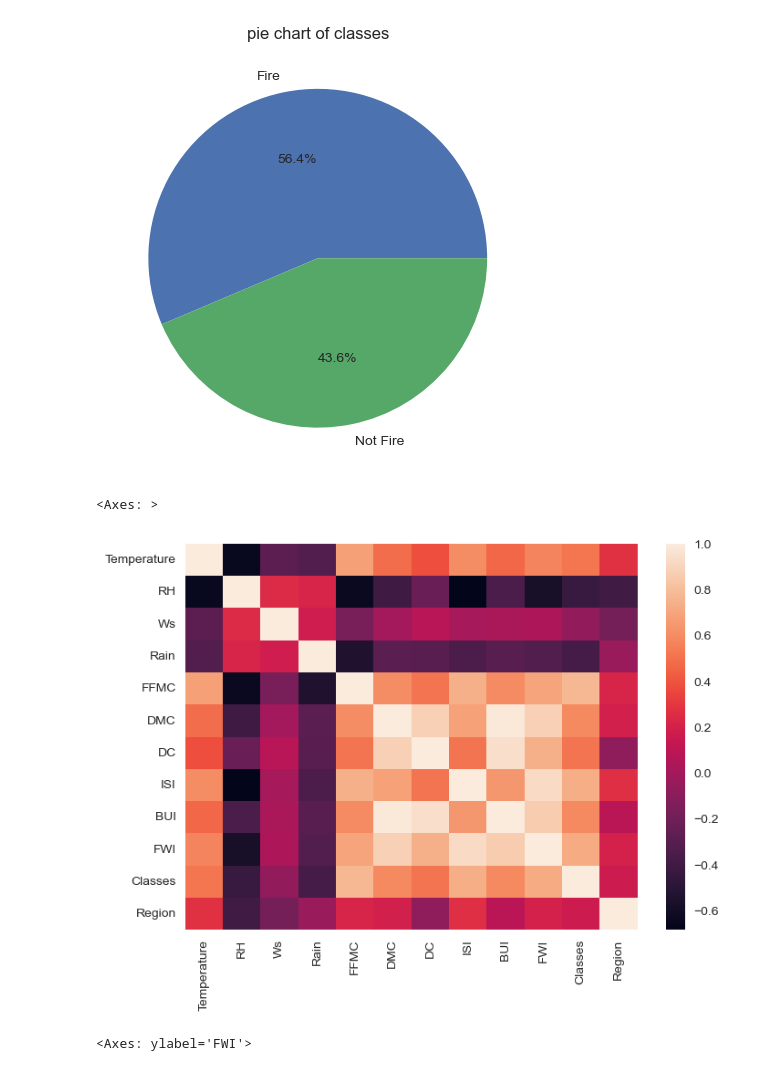
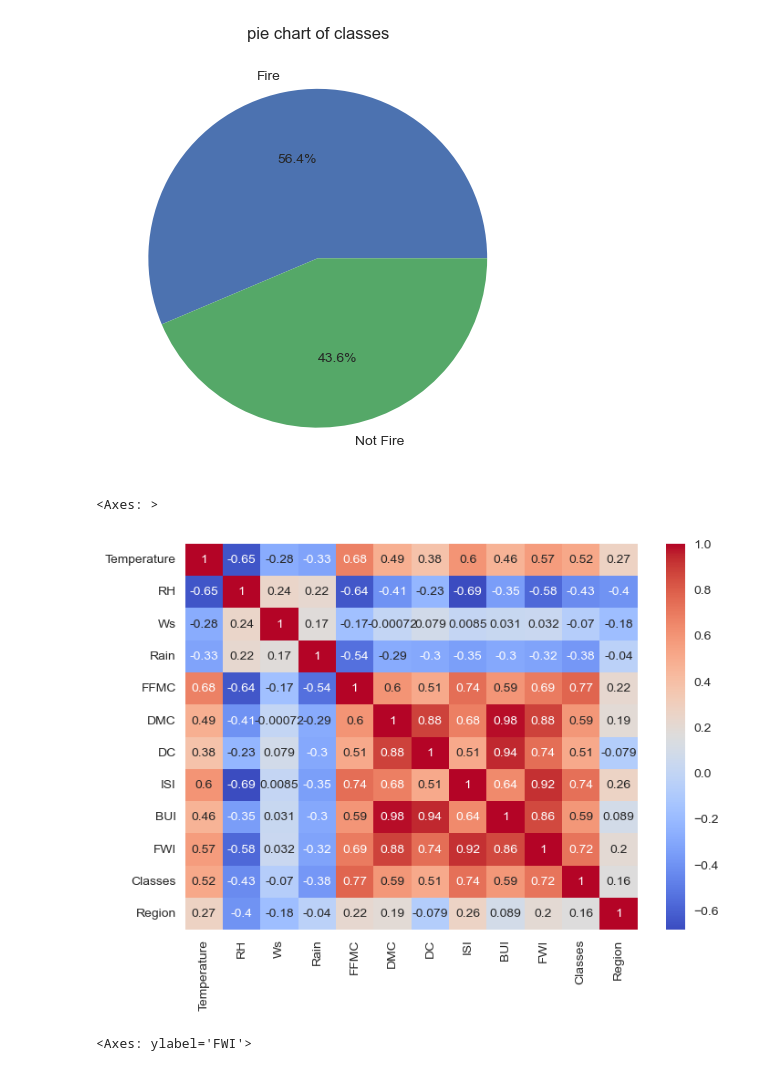
Before and after one commit to Daredevil1915/AIML-Projects, a Jupyter notebook: fwiapp/fire.ipynb, the cells around one changed output. Saved outputs shown, nothing was run; the diff lists cells and outputs as text; code cells hidden in the pictures.

```diff
--- a/fwiapp/fire.ipynb
+++ b/fwiapp/fire.ipynb
@@ -14,7 +10,7 @@ from sklearn.compose import ColumnTransformer
 from sklearn.pipeline import Pipeline
 from sklearn.metrics import mean_absolute_error, mean_squared_error, r2_score
 # %%
-dataset=pd.read_csv("Algerian_forest_fires_dataset.csv")
+dataset=pd.read_csv("Algerian_forest_fires_dataset_cleaned.csv")
 dataset.head()
 # %% [output]
 |  | day | month | year | Temperature | RH | Ws | Rain | FFMC | DMC | DC | ISI | ... |
@@ -179,10 +172,10 @@ plt.show()
 # %% [output]
 [figure]
 # %%
-sns.heatmap(dfn.corr)
+sns.heatmap(dfn.corr(), annot=True, cmap="coolwarm")
 # %% [output]
 <Axes: >
-[figure, old version]
+[figure, new version]
 # %%
 sns.boxplot(dfn['FWI'],color='green')
 # %% [output]
```
Also changed, not shown: parts of 10 cells of this notebook, 5 other files.
